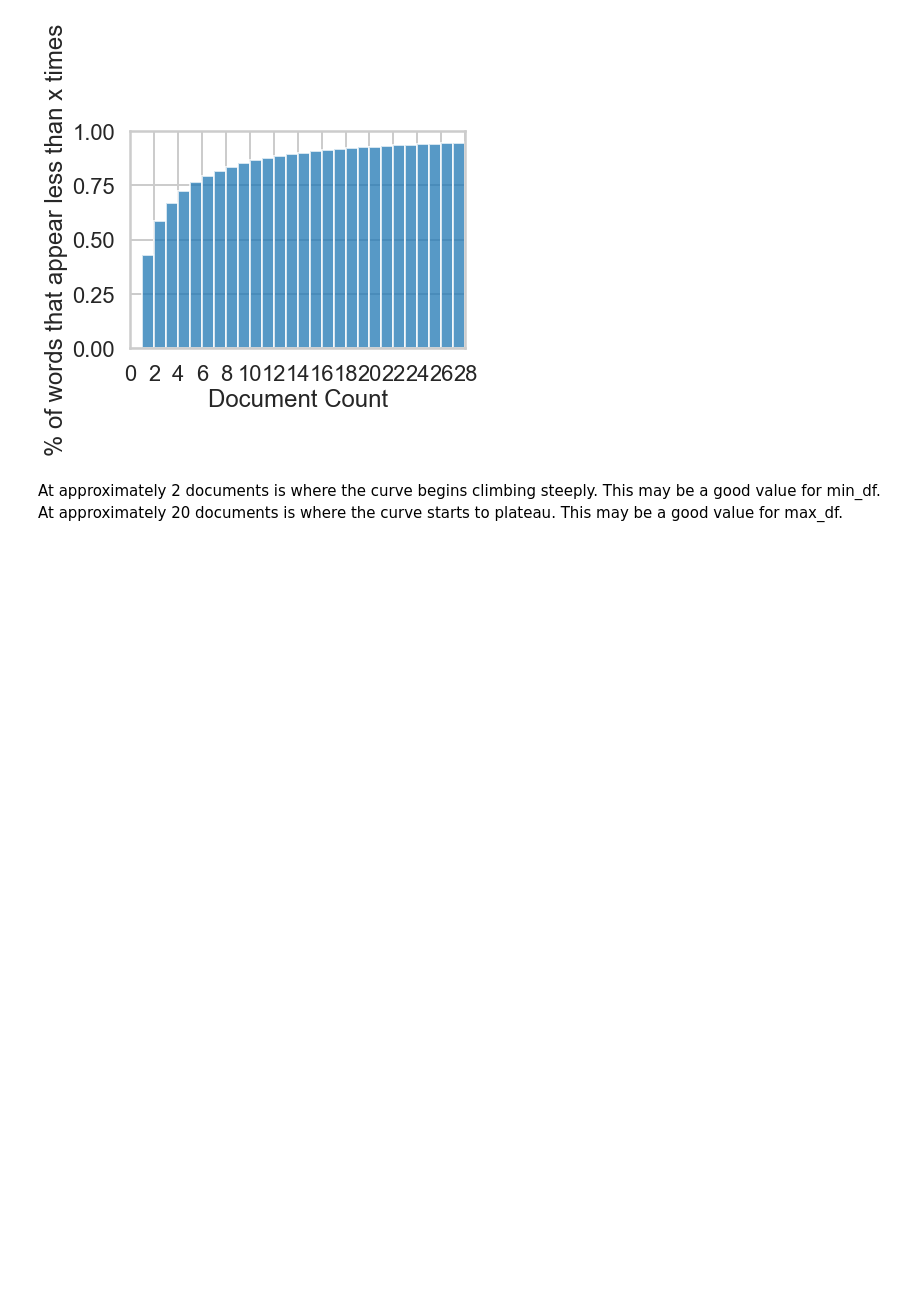
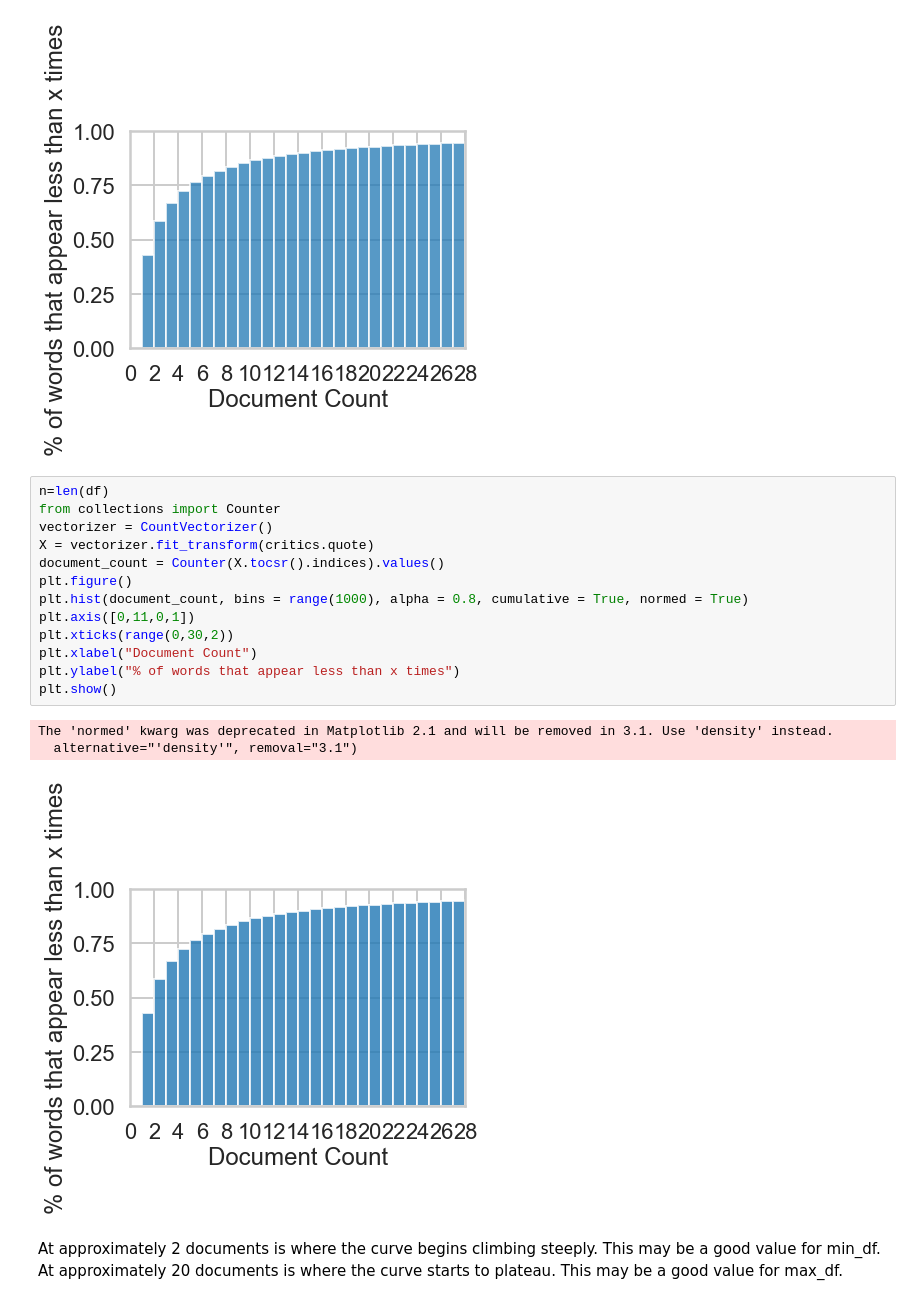
Before and after one commit to nishimishra71/Python, a Jupyter notebook: naive_bayes/Mini_Project_Naive_Bayes.ipynb, the cells around one changed output. Saved outputs shown, nothing was run; the diff lists cells and outputs as text; blank space fills up the shorter version.

```diff
--- a/naive_bayes/Mini_Project_Naive_Bayes.ipynb
+++ b/naive_bayes/Mini_Project_Naive_Bayes.ipynb
@@ -312,6 +312,23 @@ plt.show()
 The 'normed' kwarg was deprecated in Matplotlib 2.1 and will be removed in 3.1. Use 'density' instead.
   alternative="'density'", removal="3.1")
 [figure]
+# %%
+n=len(df)
+from collections import Counter
+vectorizer = CountVectorizer()
+X = vectorizer.fit_transform(critics.quote)
+document_count = Counter(X.tocsr().indices).values()
+plt.figure()
+plt.hist(document_count, bins = range(1000), alpha = 0.8, cumulative = True, normed = True)
+plt.axis([0,11,0,1])
+plt.xticks(range(0,30,2))
+plt.xlabel("Document Count")
+plt.ylabel("% of words that appear less than x times")
+plt.show()
+# %% [output]
+The 'normed' kwarg was deprecated in Matplotlib 2.1 and will be removed in 3.1. Use 'density' instead.
+  alternative="'density'", removal="3.1")
+[figure, added]
 # %% [markdown]
 At approximately 2 documents is where the curve begins climbing steeply. This may be a good value for min_df.
 At approximately 20 documents is where the curve starts to plateau. This may be a good value for max_df.
```
Also changed, not shown: 1 other file.
